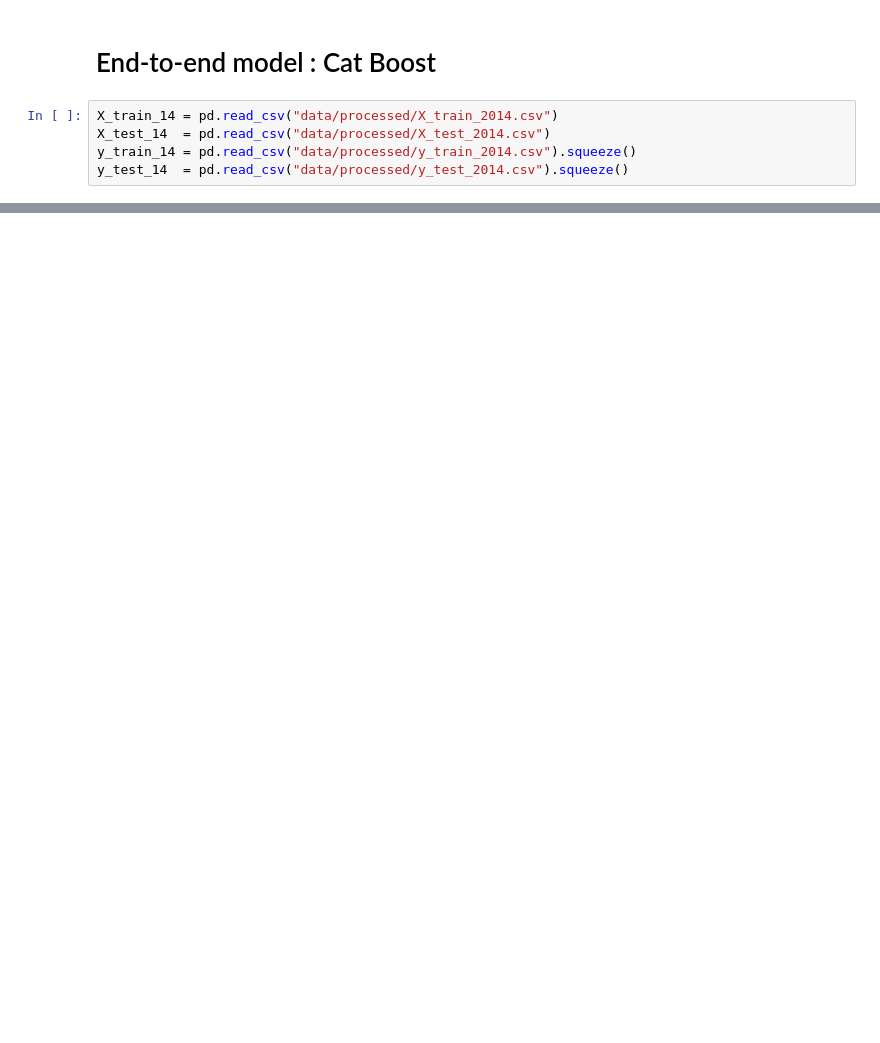
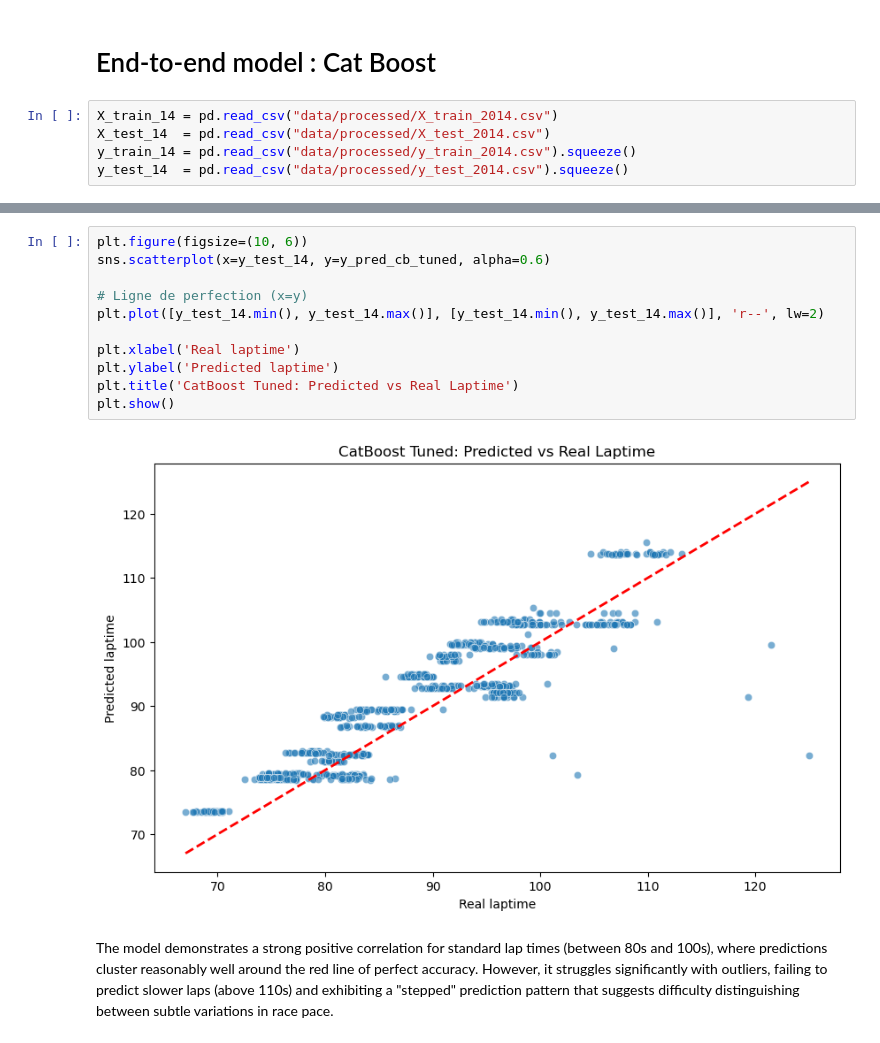
Before and after one commit to EmilieChtr/F1_notebook_project, a Jupyter notebook: pred_notebook.ipynb, the cells around one changed output, grey strips where cells are left out. Cells and saved outputs as stored; diff of their text form; blank space fills up the shorter version.

```diff
--- a/pred_notebook.ipynb
+++ b/pred_notebook.ipynb
@@ -789,0 +876,15 @@ R²   : 0.7816
+# %%
+plt.figure(figsize=(10, 6))
+sns.scatterplot(x=y_test_14, y=y_pred_cb_tuned, alpha=0.6)
+
+# Ligne de perfection (x=y)
+plt.plot([y_test_14.min(), y_test_14.max()], [y_test_14.min(), y_test_14.max()], 'r--', lw=2)
+
+plt.xlabel('Real laptime')
+plt.ylabel('Predicted laptime')
+plt.title('CatBoost Tuned: Predicted vs Real Laptime')
+plt.show()
+# %% [output]
+[figure, added]
+# %% [markdown]
+The model demonstrates a strong positive correlation for standard lap times (between 80s and 100s), where predictions cluster reasonably well around the red line of perfect accuracy. However, it struggles significantly with outliers, failing to predict slower laps (above 110s) and exhibiting a "stepped" prediction pattern that suggests difficulty distinguishing between subtle variations in race pace.
```
Also changed, not shown: parts of 27 cells of this notebook.
